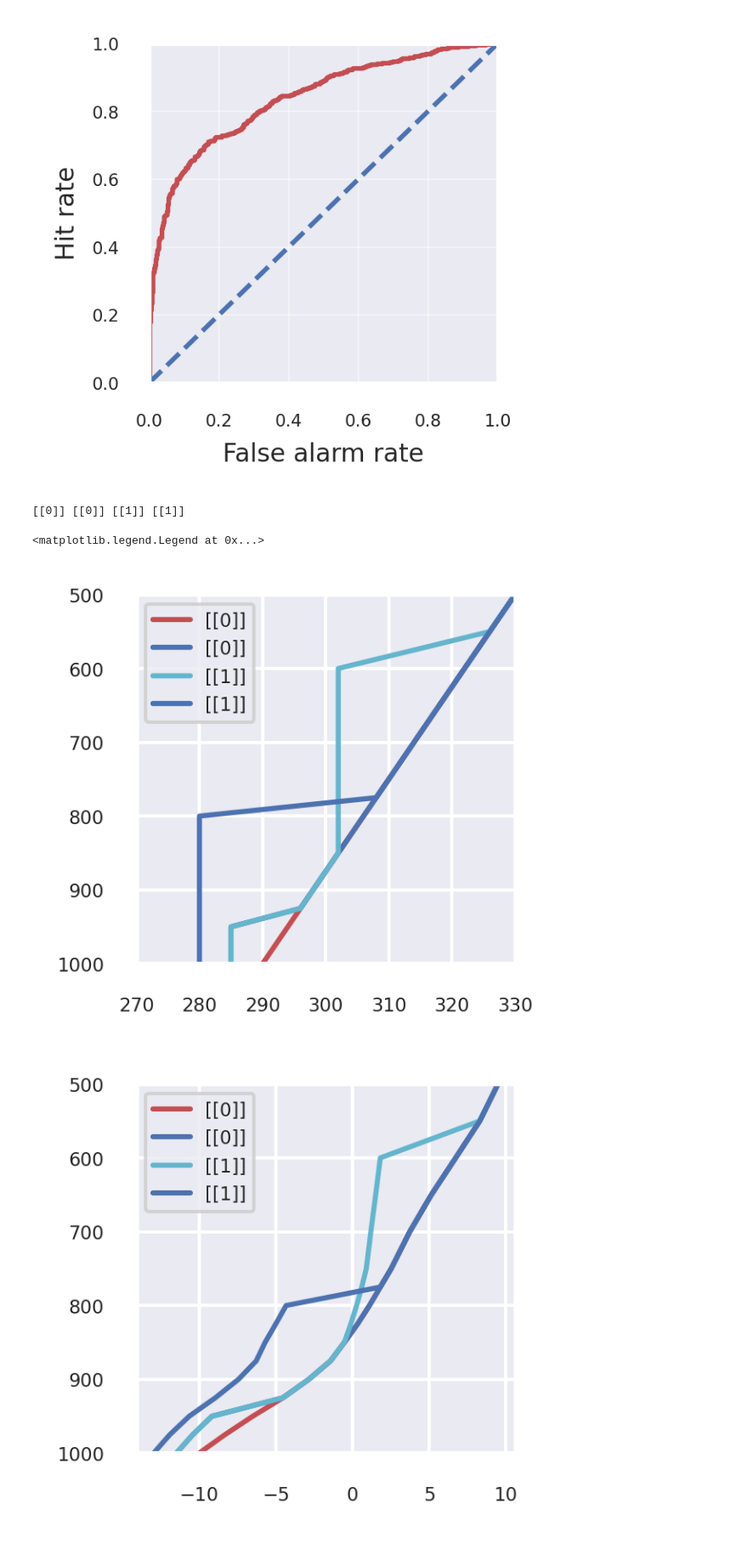
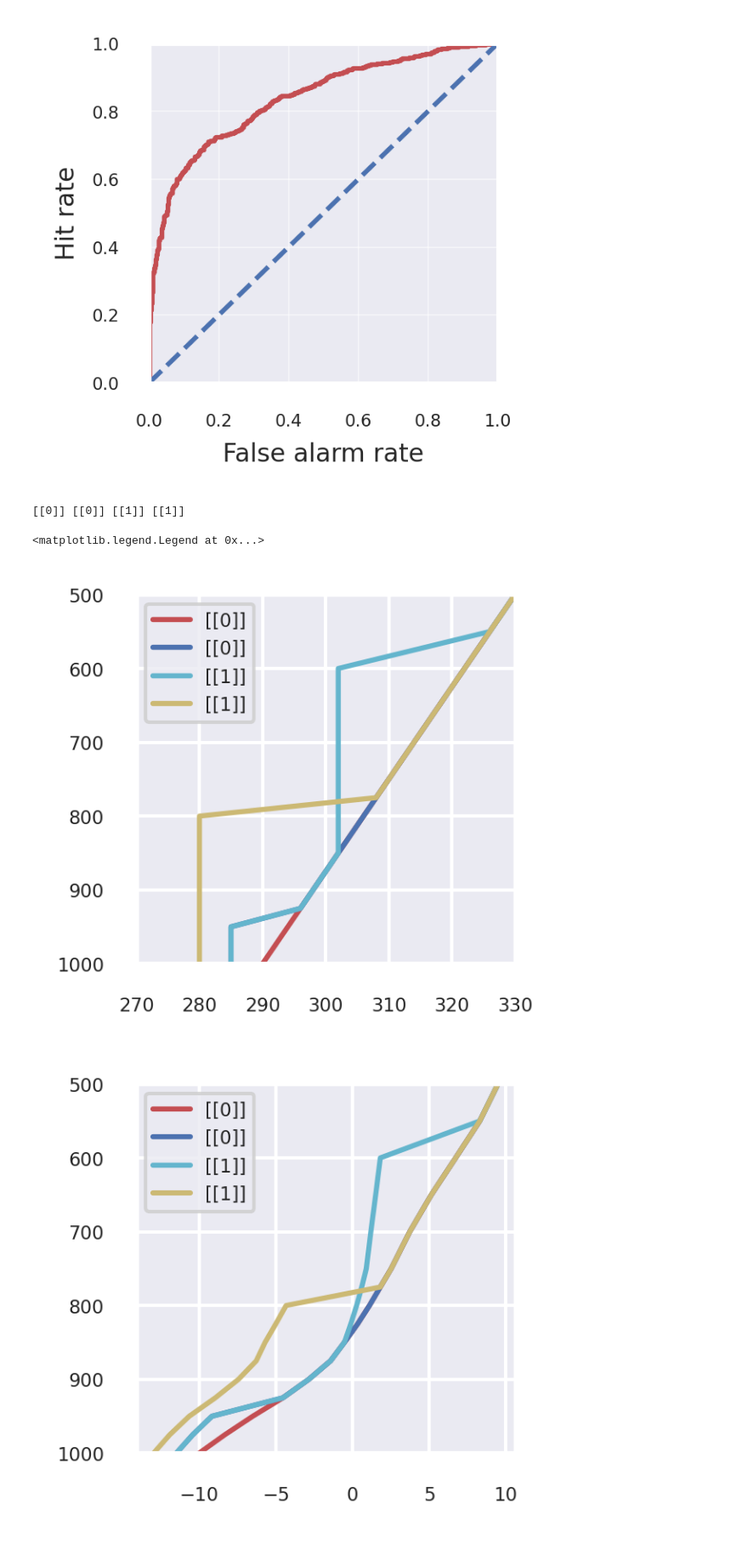
Before and after one commit to HuangJin-De/Machine-Learning-in-Atmospheric-Thermodynamics, a Jupyter notebook: hw03-1/hw03-1.ipynb, the cells around one changed output. Shown at 85% size. Saved outputs shown, nothing was run; the diff lists cells and outputs as text; code cells hidden in the pictures.

```diff
--- a/hw03-1/hw03-1.ipynb
+++ b/hw03-1/hw03-1.ipynb
@@ -300,34 +300,34 @@ xx33=scaler.transform(xx3.reshape(-1,16))
 xx44=scaler.transform(xx4.reshape(-1,16))
 
 yy1=model2(torch.FloatTensor(xx11))
 yy2=model2(torch.FloatTensor(xx22))
 yy3=model2(torch.FloatTensor(xx33))
 yy4=model2(torch.FloatTensor(xx44))
 
 yy1=torch.round(torch.sigmoid(yy1)).detach().numpy().astype(int)
 yy2=torch.round(torch.sigmoid(yy2)).detach().numpy().astype(int)
 yy3=torch.round(torch.sigmoid(yy3)).detach().numpy().astype(int)
 yy4=torch.round(torch.sigmoid(yy4)).detach().numpy().astype(int)
 
 print(yy1,yy2,yy3,yy4)
 
 p=np.array([1000.,975.,950.,925.,900.,875.,850.,825.,800.,775.,750.,700.,650.,600.,550.,500.])
 
 #print(p.shape,xx1.shape)
 
 fig,ax=plt.subplots(figsize=(2,2),dpi=300)
-ax.plot(xx1.reshape(-1),p,'r-',xx2.reshape(-1),p,'b-',xx3.reshape(-1),p,'c-',xx4.reshape(-1),p,'b-')
+ax.plot(xx1.reshape(-1),p,'r-',xx2.reshape(-1),p,'b-',xx3.reshape(-1),p,'c-',xx4.reshape(-1),p,'y-')
 ax.set_ylim([1000,500])
 ax.set_xlim([270,330])
 ax.legend([yy1,yy2,yy3,yy4])
 
 fig,ax=plt.subplots(figsize=(2,2),dpi=300)
-ax.plot(xx11.reshape(-1),p,'r-',xx22.reshape(-1),p,'b-',xx33.reshape(-1),p,'c-',xx44.reshape(-1),p,'b-')
+ax.plot(xx11.reshape(-1),p,'r-',xx22.reshape(-1),p,'b-',xx33.reshape(-1),p,'c-',xx44.reshape(-1),p,'y-')
 ax.set_ylim([1000,500])
 #ax.set_xlim([280,330])
 ax.legend([yy1,yy2,yy3,yy4])
 # %% [output]
 [[0]] [[0]] [[1]] [[1]]
 <matplotlib.legend.Legend at 0x...>
-[figure, old version]
+[figure, new version]
-[figure, old version]
+[figure, new version]
```
